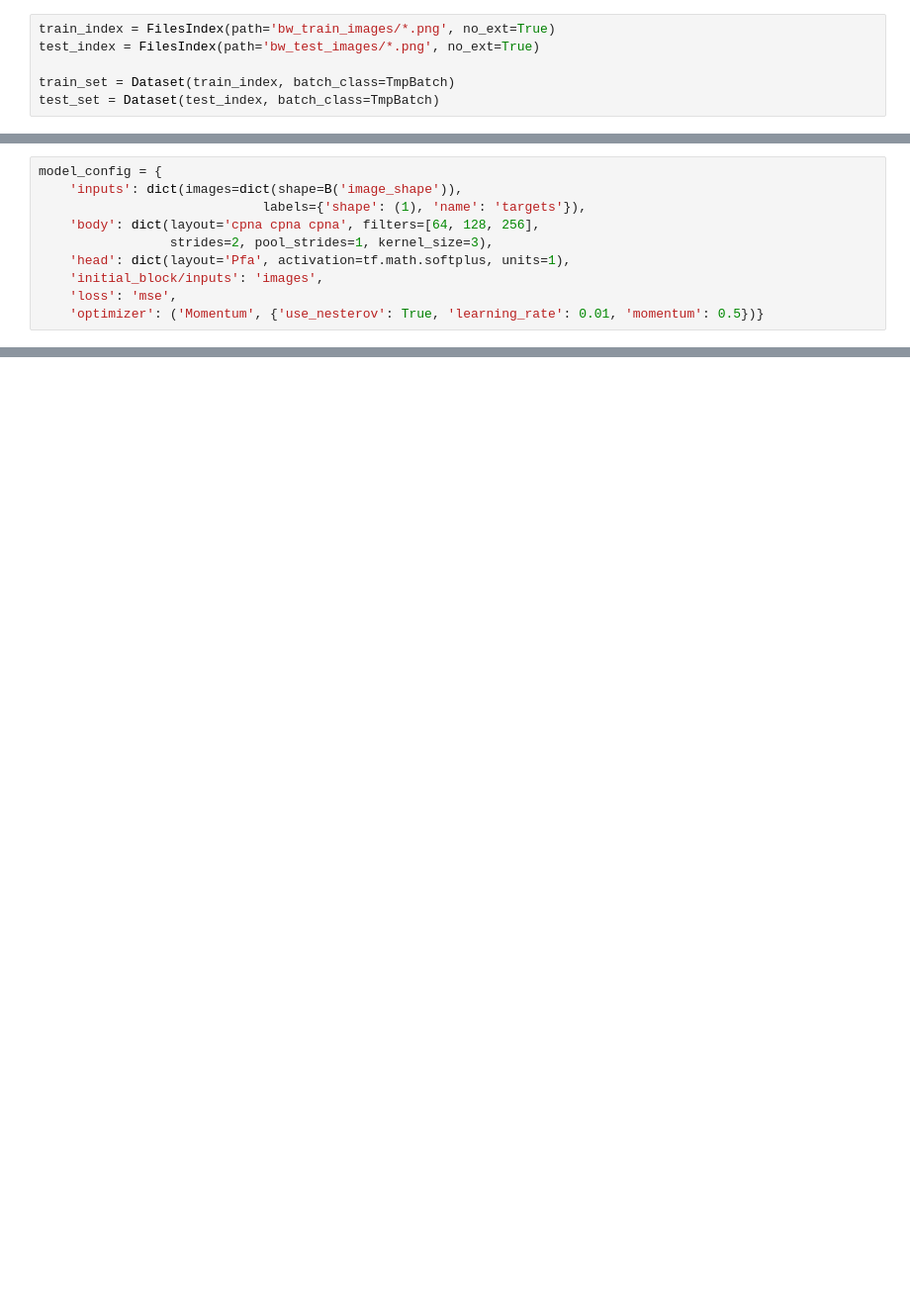
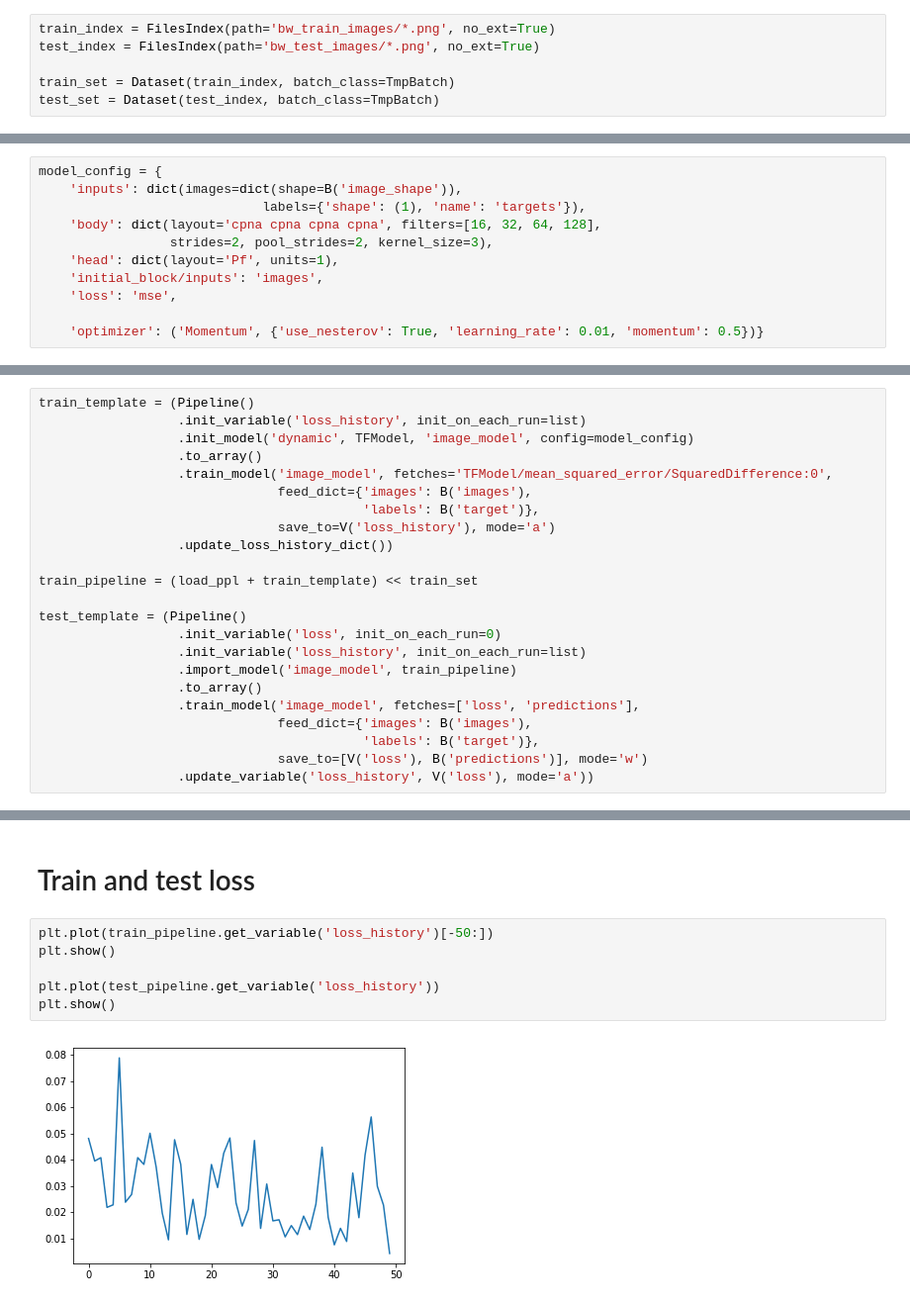
Before and after one commit to analysiscenter/radial, a Jupyter notebook: research/image_model.ipynb, the cells around one changed output, grey strips where cells are left out. Shown at 99% size. Saved outputs shown, nothing was run; the diff lists cells and outputs as text; blank space fills up the shorter version.

```diff
--- a/research/image_model.ipynb
+++ b/research/image_model.ipynb
@@ -47,10 +161,11 @@ plt.show()
 model_config = {
     'inputs': dict(images=dict(shape=B('image_shape')),
                              labels={'shape': (1), 'name': 'targets'}),
-    'body': dict(layout='cpna cpna cpna', filters=[64, 128, 256],
-                 strides=2, pool_strides=1, kernel_size=3),
-    'head': dict(layout='Pfa', activation=tf.math.softplus, units=1),
+    'body': dict(layout='cpna cpna cpna cpna', filters=[16, 32, 64, 128],
+                 strides=2, pool_strides=2, kernel_size=3),
+    'head': dict(layout='Pf', units=1),
     'initial_block/inputs': 'images',
     'loss': 'mse',
+
     'optimizer': ('Momentum', {'use_nesterov': True, 'learning_rate': 0.01, 'momentum': 0.5})}
 # %%
@@ -74 +193,24 @@ test_template = (Pipeline()
+# %%
+train_template = (Pipeline()
+                  .init_variable('loss_history', init_on_each_run=list)
+                  .init_model('dynamic', TFModel, 'image_model', config=model_config)
+                  .to_array()
+                  .train_model('image_model', fetches='TFModel/mean_squared_error/SquaredDifference:0',
+                               feed_dict={'images': B('images'),
+                                          'labels': B('target')},
+                               save_to=V('loss_history'), mode='a')
+                  .update_loss_history_dict())
+
+train_pipeline = (load_ppl + train_template) << train_set
+
+test_template = (Pipeline()
+                  .init_variable('loss', init_on_each_run=0)
+                  .init_variable('loss_history', init_on_each_run=list)
+                  .import_model('image_model', train_pipeline)
+                  .to_array()
+                  .train_model('image_model', fetches=['loss', 'predictions'],
+                               feed_dict={'images': B('images'),
+                                          'labels': B('target')},
+                               save_to=[V('loss'), B('predictions')], mode='w')
+                  .update_variable('loss_history', V('loss'), mode='a'))
 # %%
@@ -90,0 +313,10 @@ btch = (load_ppl << test_set).next_batch(2)
+# %% [markdown]
+# Train and test loss
+# %%
+plt.plot(train_pipeline.get_variable('loss_history')[-50:])
+plt.show()
+
+plt.plot(test_pipeline.get_variable('loss_history'))
+plt.show()
+# %% [output]
+[figure, added]
```
Also changed, not shown: parts of 40 cells of this notebook.
